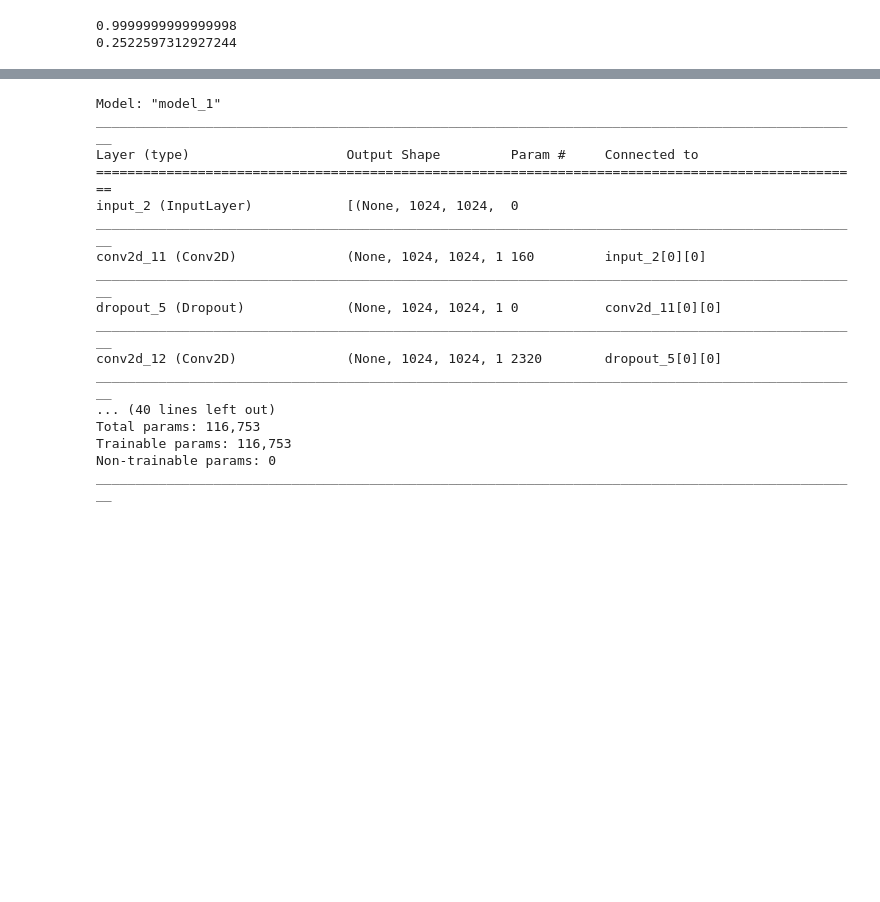
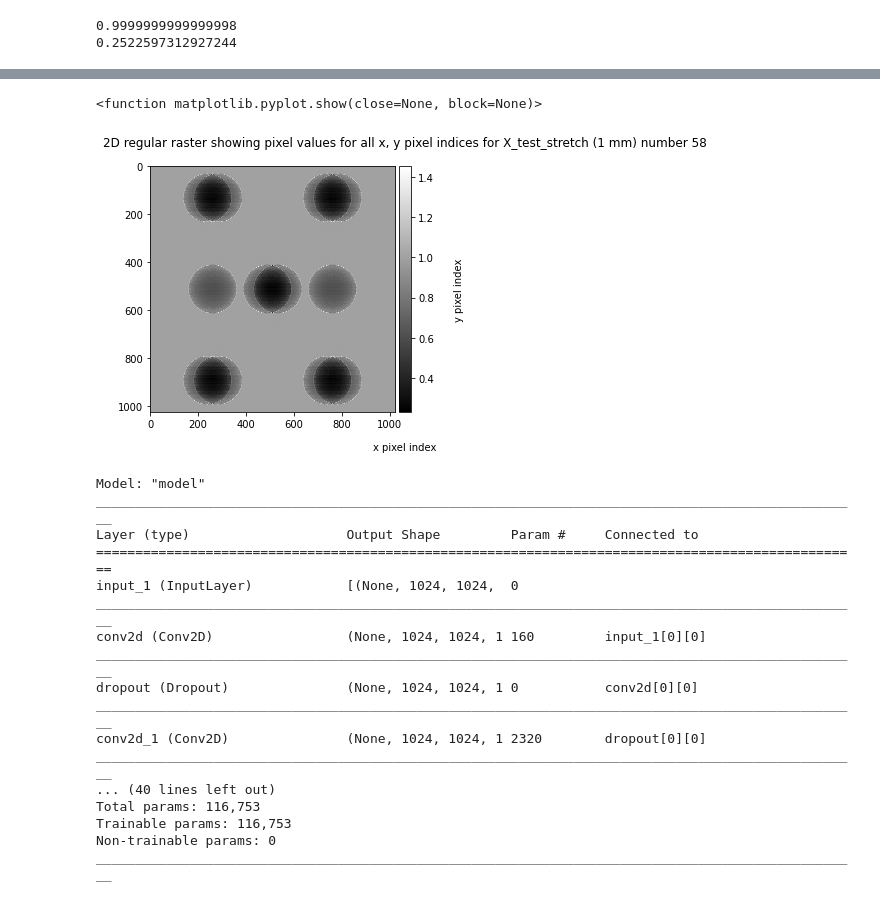
Before and after one commit to zechenl/narrow_unet, a Jupyter notebook: my_unet_main.ipynb, the cells around one changed output, grey strips where cells are left out. Drawn from its saved outputs; the diff is of its cells as text; code cells hidden in the pictures; blank space fills up the shorter version.

```diff
--- a/my_unet_main.ipynb
+++ b/my_unet_main.ipynb
@@ -158,3 +162,13 @@ plt.show
+# %%
+imshow(np.squeeze(X_test_stretch[rand_test]), cmap='gray')
+plt.title('2D regular raster showing pixel values for all x, y pixel indices for X_test_stretch (1 mm) number '
+          + str(rand_train), pad=20)
+plt.xlabel('x pixel index', labelpad=30)
+plt.ylabel('y pixel index', labelpad=20)
+plt.show
+# %% [output]
+<function matplotlib.pyplot.show(close=None, block=None)>
+[figure, added]
 # %%
 #Build the model
 inputs = tf.keras.layers.Input((IMG_HEIGHT, IMG_WIDTH, IMG_CHANNELS))
@@ -173,7 +187,6 @@ p2 = tf.keras.layers.MaxPooling2D((2, 2))(c2)
 c3 = tf.keras.layers.Conv2D(64, (3, 3), activation='relu', kernel_initializer='he_normal', padding='same')(p2)
 c3 = tf.keras.layers.Dropout(0.2)(c3)
 c3 = tf.keras.layers.Conv2D(64, (3, 3), activation='relu', kernel_initializer='he_normal', padding='same')(c3)
-p3 = tf.keras.layers.MaxPooling2D((2, 2))(c3)
 
 #Expansive path
 u4 = tf.keras.layers.Conv2DTranspose(32, (2, 2), strides=(2, 2), padding='same')(c3)
@@ -197,17 +210,17 @@ model.compile(
     metrics=[tf.keras.metrics.RootMeanSquaredError()])
 model.summary()
 # %% [output]
-Model: "model_1"
+Model: "model"
 __________________________________________________________________________________________________
 Layer (type)                    Output Shape         Param #     Connected to
 ==================================================================================================
-input_2 (InputLayer)            [(None, 1024, 1024,  0
+input_1 (InputLayer)            [(None, 1024, 1024,  0
 __________________________________________________________________________________________________
-conv2d_11 (Conv2D)              (None, 1024, 1024, 1 160         input_2[0][0]
+conv2d (Conv2D)                 (None, 1024, 1024, 1 160         input_1[0][0]
 __________________________________________________________________________________________________
-dropout_5 (Dropout)             (None, 1024, 1024, 1 0           conv2d_11[0][0]
+dropout (Dropout)               (None, 1024, 1024, 1 0           conv2d[0][0]
 __________________________________________________________________________________________________
-conv2d_12 (Conv2D)              (None, 1024, 1024, 1 2320        dropout_5[0][0]
+conv2d_1 (Conv2D)               (None, 1024, 1024, 1 2320        dropout[0][0]
 __________________________________________________________________________________________________
 ... (40 lines left out)
 Total params: 116,753
```
Also changed, not shown: parts of 33 cells of this notebook.
